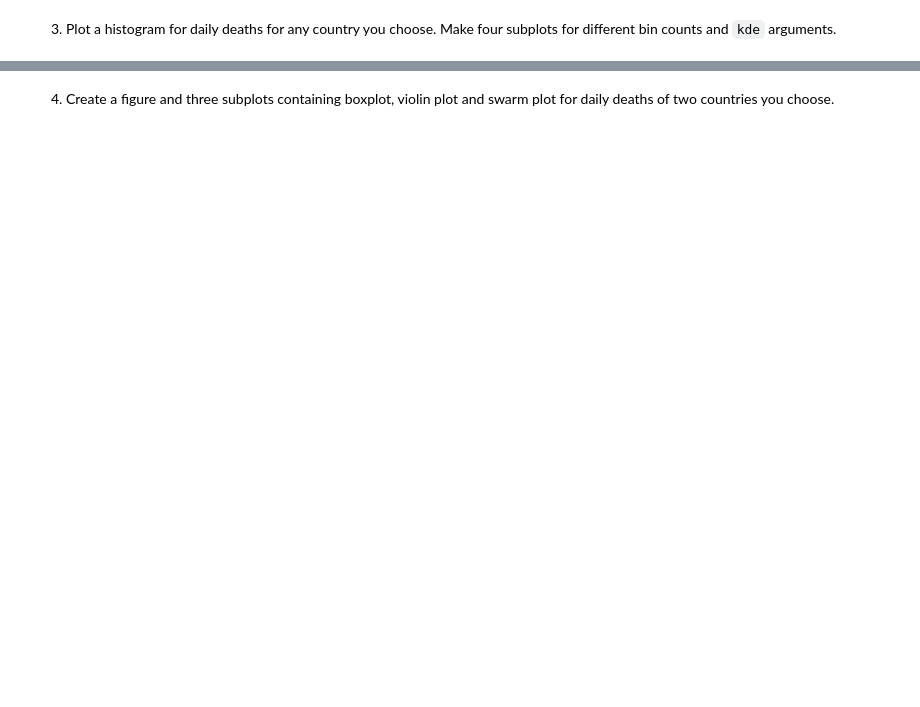
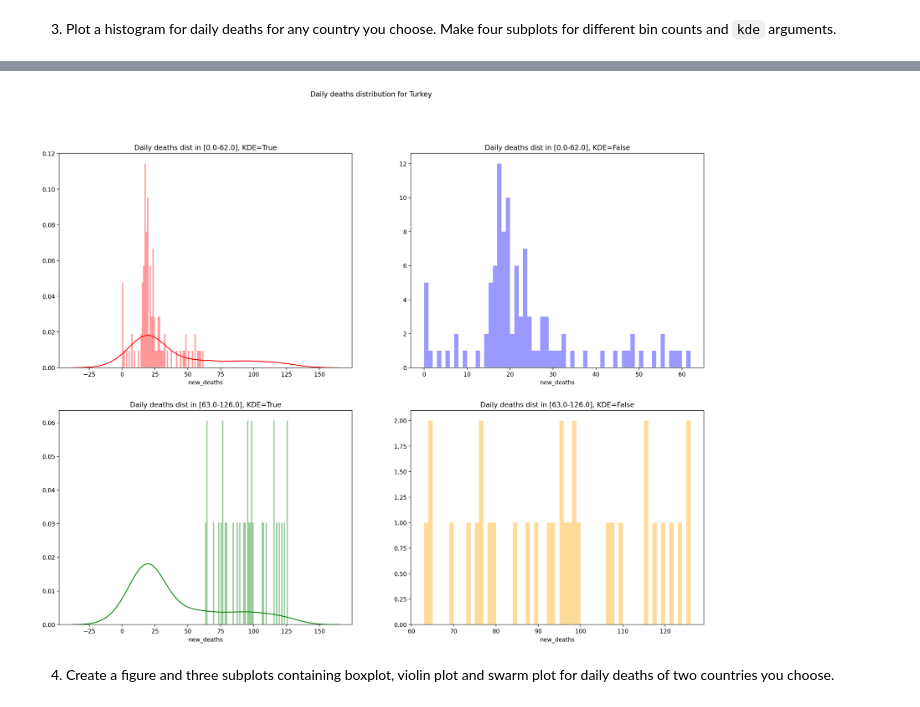
Before and after one commit to fatihbe25/bootrainDS, a Jupyter notebook: 04-Assignments for Visualization/04_06_VisualizationWithSeaborn.ipynb, the cells around one changed output, grey strips where cells are left out. Saved outputs shown, nothing was run; the diff lists cells and outputs as text; code cells hidden in the pictures; blank space fills up the shorter version.

```diff
--- a/04-Assignments for Visualization/04_06_VisualizationWithSeaborn.ipynb
+++ b/04-Assignments for Visualization/04_06_VisualizationWithSeaborn.ipynb
@@ -27,2 +69,40 @@ df = pd.read_csv('owid-covid-data.csv', parse_dates=["date"], low_memory=False)
+# %%
+import numpy as np
+
+
+# c=covid_data.groupby("location")
+
+# for k,v in c:
+#     print(k)
+
+country="Turkey" #input("Enter a country")
+
+covid_data_by_country=covid_data[covid_data.location==country]
+#display(covid_data)
+fig=plt.figure(figsize=(20,15),dpi=200)
+fig.suptitle("Daily deaths distribution for {}".format(country))
+
+#sns.distplot(covid_data_by_country.new_deaths.dropna())
+
+#get the bins for the country hist
+(a,xbins)=np.histogram(covid_data_by_country.new_deaths.dropna())
+
+
+colors=["red","blue","green","orange"]
+kdes=[True,False,True,False]
+bin1=np.arange(xbins[0], int(xbins[-1]/2))    # left half of the bin range
+bin2=np.arange(int(xbins[-1]/2),xbins[-1])   # right half of the bin range..
+bins=[bin1,bin1,bin2,bin2]
+
+for plotNo in range(1,5):
+    kde=kdes[plotNo-1]
+    bin=bins[plotNo-1]
+    color=colors[plotNo-1]
+
+    plt.subplot(2,2,plotNo)
+    sns.distplot(covid_data_by_country.new_deaths.dropna(),bins=bin,color=color,kde=kde)
+    plt.title("Daily deaths dist in [{}-{}], KDE={}".format(bin[0],bin[-1],kde))
+# %% [output]
+[figure, added]
 # %% [markdown]
 4. Create a figure and three subplots containing boxplot, violin plot and swarm plot for daily deaths of two countries you choose.
```
Also changed, not shown: parts of 8 cells of this notebook.
